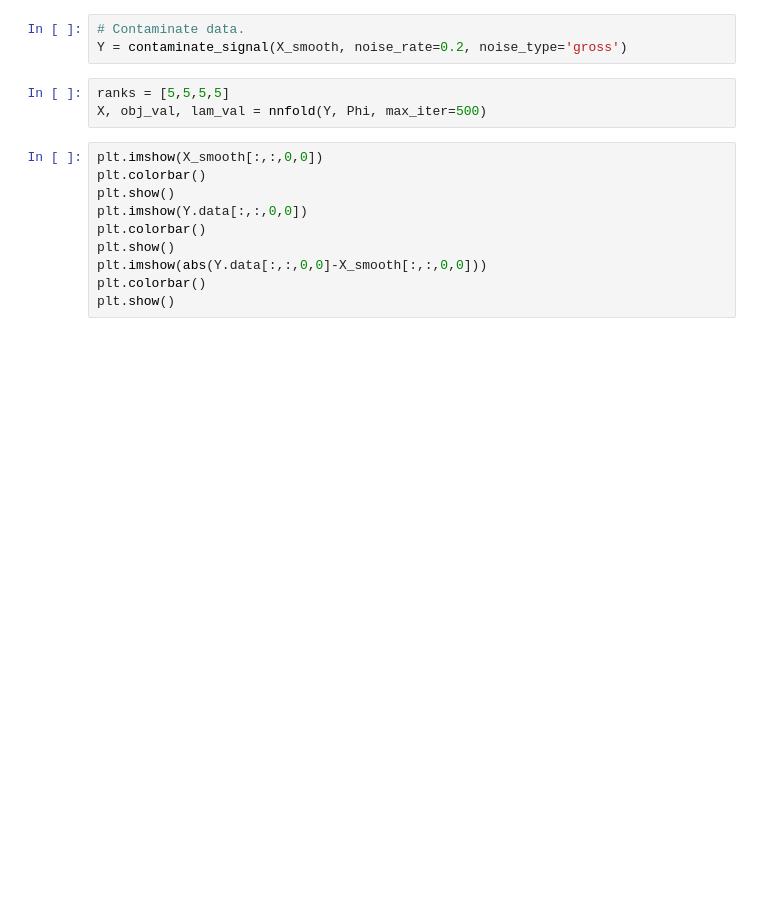
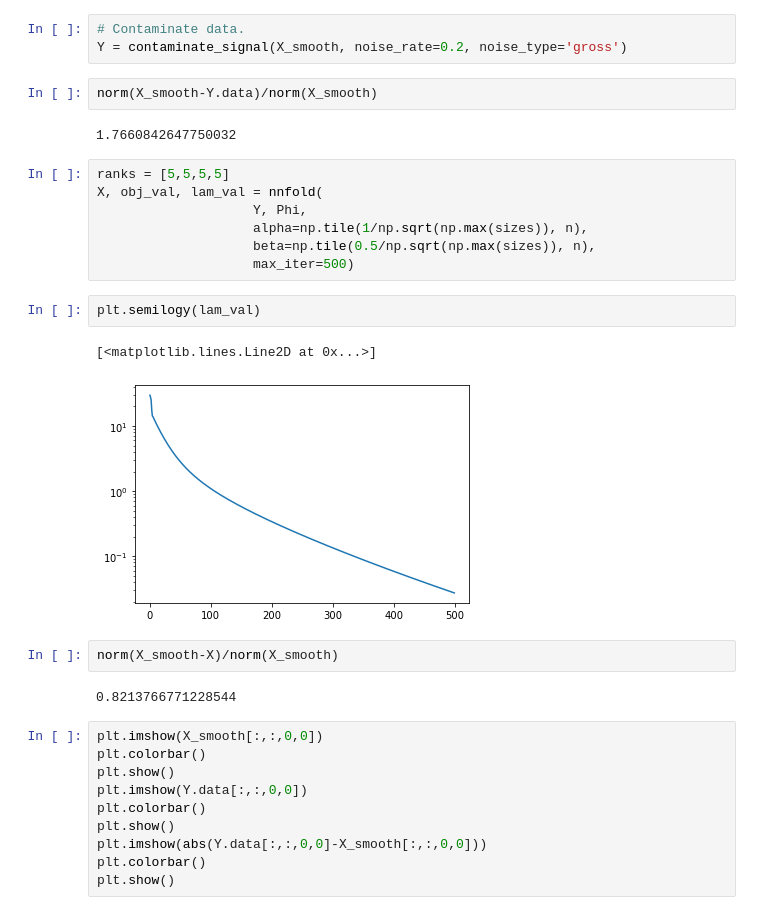
Before and after one commit to mrsfgl/geometric_tensor_learning, a Jupyter notebook: notebooks/scratch.ipynb, the cells around one changed output. Drawn from its saved outputs; the diff is of its cells as text; blank space fills up the shorter version.

```diff
--- a/notebooks/scratch.ipynb
+++ b/notebooks/scratch.ipynb
@@ -63,9 +63,26 @@ In below, we add noise to data and run our algorithm to recover the original sig
 # %%
 # Contaminate data.
 Y = contaminate_signal(X_smooth, noise_rate=0.2, noise_type='gross')
+# %%
+norm(X_smooth-Y.data)/norm(X_smooth)
+# %% [output]
+1.7660842647750032
 # %%
 ranks = [5,5,5,5]
-X, obj_val, lam_val = nnfold(Y, Phi, max_iter=500)
+X, obj_val, lam_val = nnfold(
+                    Y, Phi,
+                    alpha=np.tile(1/np.sqrt(np.max(sizes)), n),
+                    beta=np.tile(0.5/np.sqrt(np.max(sizes)), n),
+                    max_iter=500)
+# %%
+plt.semilogy(lam_val)
+# %% [output]
+[<matplotlib.lines.Line2D at 0x...>]
+[figure, added]
+# %%
+norm(X_smooth-X)/norm(X_smooth)
+# %% [output]
+0.8213766771228544
 # %%
 plt.imshow(X_smooth[:,:,0,0])
 plt.colorbar()
```
Also changed, not shown: parts of 1 cell of this notebook, 5 other files.
